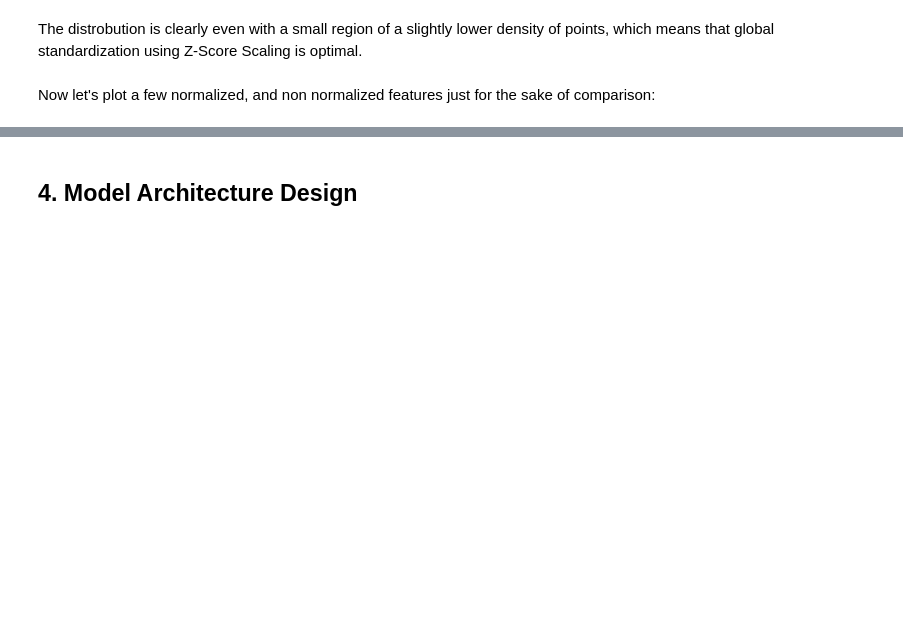
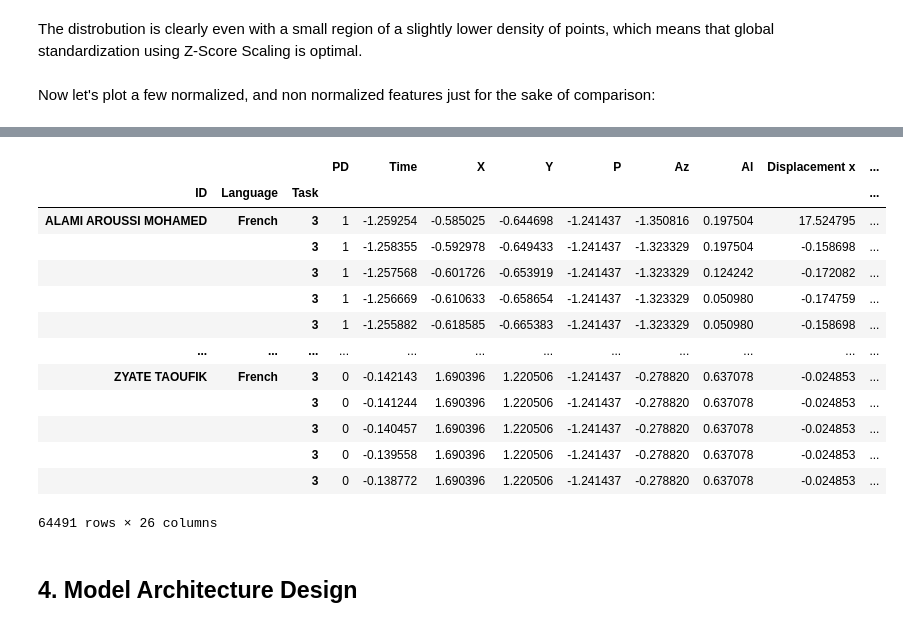
Before and after one commit to techguyseli/pd-classification, a Jupyter notebook: uni_french_loops_pipeline.ipynb, the cells around one changed output, grey strips where cells are left out. Cells and saved outputs as stored; diff of their text form; code cells hidden in the pictures; blank space fills up the shorter version.

```diff
--- a/uni_french_loops_pipeline.ipynb
+++ b/uni_french_loops_pipeline.ipynb
@@ -409,2 +407,19 @@ plt.show()
+# %%
+standardized_train
+# %% [output]
+|  |  |  | PD | Time | X | Y | P | Az | Al | Displacement x | ... |
+| ID | Language | Task |  |  |  |  |  |  |  |  | ... |
+| ALAMI AROUSSI MOHAMED | French | 3 | 1 | -1.259254 | -0.585025 | -0.644698 | -1.241437 | -1.350816 | 0.197504 | 17.524795 | ... |
+|  |  | 3 | 1 | -1.258355 | -0.592978 | -0.649433 | -1.241437 | -1.323329 | 0.197504 | -0.158698 | ... |
+|  |  | 3 | 1 | -1.257568 | -0.601726 | -0.653919 | -1.241437 | -1.323329 | 0.124242 | -0.172082 | ... |
+|  |  | 3 | 1 | -1.256669 | -0.610633 | -0.658654 | -1.241437 | -1.323329 | 0.050980 | -0.174759 | ... |
+|  |  | 3 | 1 | -1.255882 | -0.618585 | -0.665383 | -1.241437 | -1.323329 | 0.050980 | -0.158698 | ... |
+| ... | ... | ... | ... | ... | ... | ... | ... | ... | ... | ... | ... |
+| ZYATE TAOUFIK | French | 3 | 0 | -0.142143 | 1.690396 | 1.220506 | -1.241437 | -0.278820 | 0.637078 | -0.024853 | ... |
+|  |  | 3 | 0 | -0.141244 | 1.690396 | 1.220506 | -1.241437 | -0.278820 | 0.637078 | -0.024853 | ... |
+|  |  | 3 | 0 | -0.140457 | 1.690396 | 1.220506 | -1.241437 | -0.278820 | 0.637078 | -0.024853 | ... |
+|  |  | 3 | 0 | -0.139558 | 1.690396 | 1.220506 | -1.241437 | -0.278820 | 0.637078 | -0.024853 | ... |
+|  |  | 3 | 0 | -0.138772 | 1.690396 | 1.220506 | -1.241437 | -0.278820 | 0.637078 | -0.024853 | ... |
+64491 rows × 26 columns
 # %% [markdown]
 ## 4. Model Architecture Design
```
Also changed, not shown: parts of 19 cells of this notebook, 2 other files.
